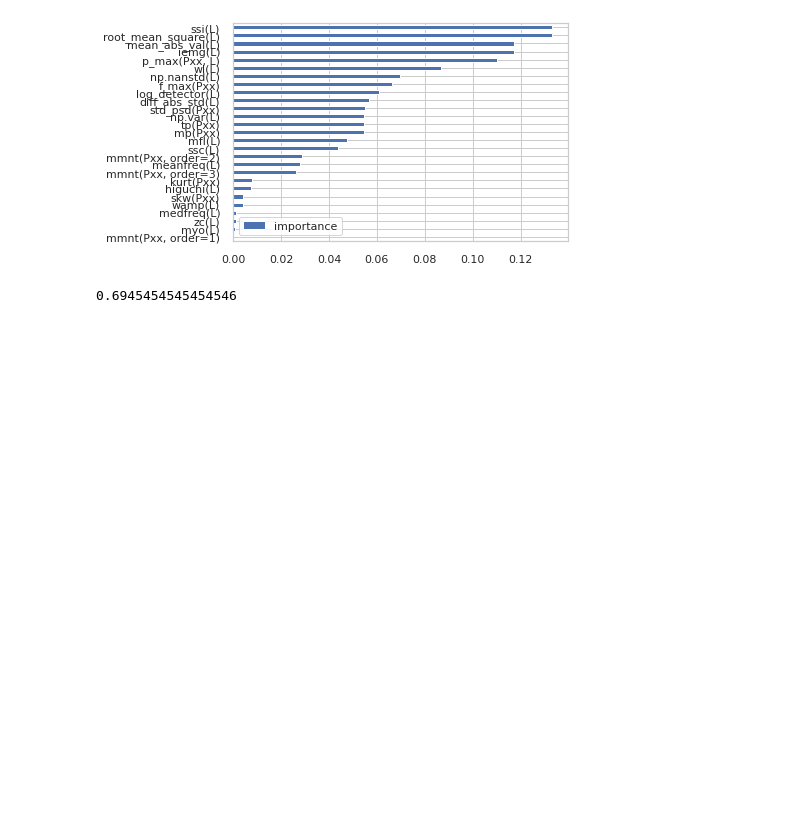
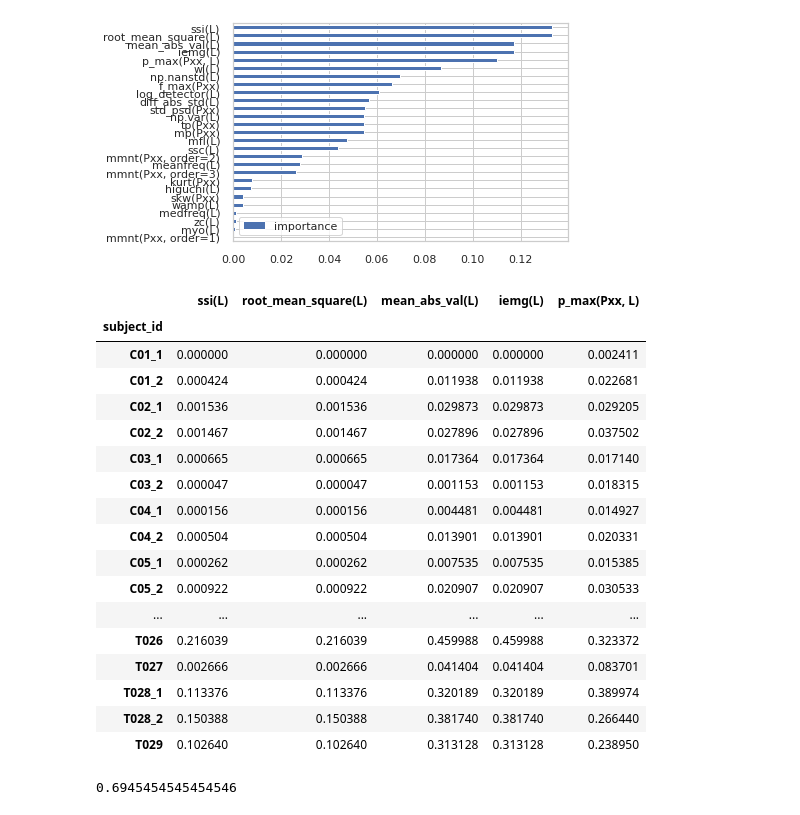
Before and after one commit to spolex/spiral, a Jupyter notebook: notebooks/202208_spiral_Discrete Cosine Transform for the Analysis of Essential Tremor.ipynb, the cells around one changed output. Saved outputs shown, nothing was run; the diff lists cells and outputs as text; code cells hidden in the pictures; blank space fills up the shorter version.

```diff
--- a/notebooks/202208_spiral_Discrete Cosine Transform for the Analysis of Essential Tremor.ipynb
+++ b/notebooks/202208_spiral_Discrete Cosine Transform for the Analysis of Essential Tremor.ipynb
@@ -380,6 +413,28 @@ fs = fltr.fit(rd_features_norm.values, labels.values)
 _=pd.DataFrame(fs.feature_importances_, rd_features_norm.columns, columns=["importance"]).abs().sort_values("importance", ascending=True).plot.barh()
 # %% [output]
 [figure]
+# %%
+values = fs.transform(rd_features_norm.values)
+pd.DataFrame(values, columns=rd_features_norm.columns[fs.top_features_[:5]], index=rd_features_norm.index)
+# %% [output]
+|  | ssi(L) | root_mean_square(L) | mean_abs_val(L) | iemg(L) | p_max(Pxx, L) |
+| subject_id |  |  |  |  |  |
+| C01_1 | 0.000000 | 0.000000 | 0.000000 | 0.000000 | 0.002411 |
+| C01_2 | 0.000424 | 0.000424 | 0.011938 | 0.011938 | 0.022681 |
+| C02_1 | 0.001536 | 0.001536 | 0.029873 | 0.029873 | 0.029205 |
+| C02_2 | 0.001467 | 0.001467 | 0.027896 | 0.027896 | 0.037502 |
+| C03_1 | 0.000665 | 0.000665 | 0.017364 | 0.017364 | 0.017140 |
+| C03_2 | 0.000047 | 0.000047 | 0.001153 | 0.001153 | 0.018315 |
+| C04_1 | 0.000156 | 0.000156 | 0.004481 | 0.004481 | 0.014927 |
+| C04_2 | 0.000504 | 0.000504 | 0.013901 | 0.013901 | 0.020331 |
+| C05_1 | 0.000262 | 0.000262 | 0.007535 | 0.007535 | 0.015385 |
+| C05_2 | 0.000922 | 0.000922 | 0.020907 | 0.020907 | 0.030533 |
+| ... | ... | ... | ... | ... | ... |
+| T026 | 0.216039 | 0.216039 | 0.459988 | 0.459988 | 0.323372 |
+| T027 | 0.002666 | 0.002666 | 0.041404 | 0.041404 | 0.083701 |
+| T028_1 | 0.113376 | 0.113376 | 0.320189 | 0.320189 | 0.389974 |
+| T028_2 | 0.150388 | 0.150388 | 0.381740 | 0.381740 | 0.266440 |
+| T029 | 0.102640 | 0.102640 | 0.313128 | 0.313128 | 0.238950 |
 # %%
 from sklearn.feature_selection import RFE
 from sklearn.pipeline import make_pipeline
```
Also changed, not shown: parts of 12 cells of this notebook, 5 other files.
